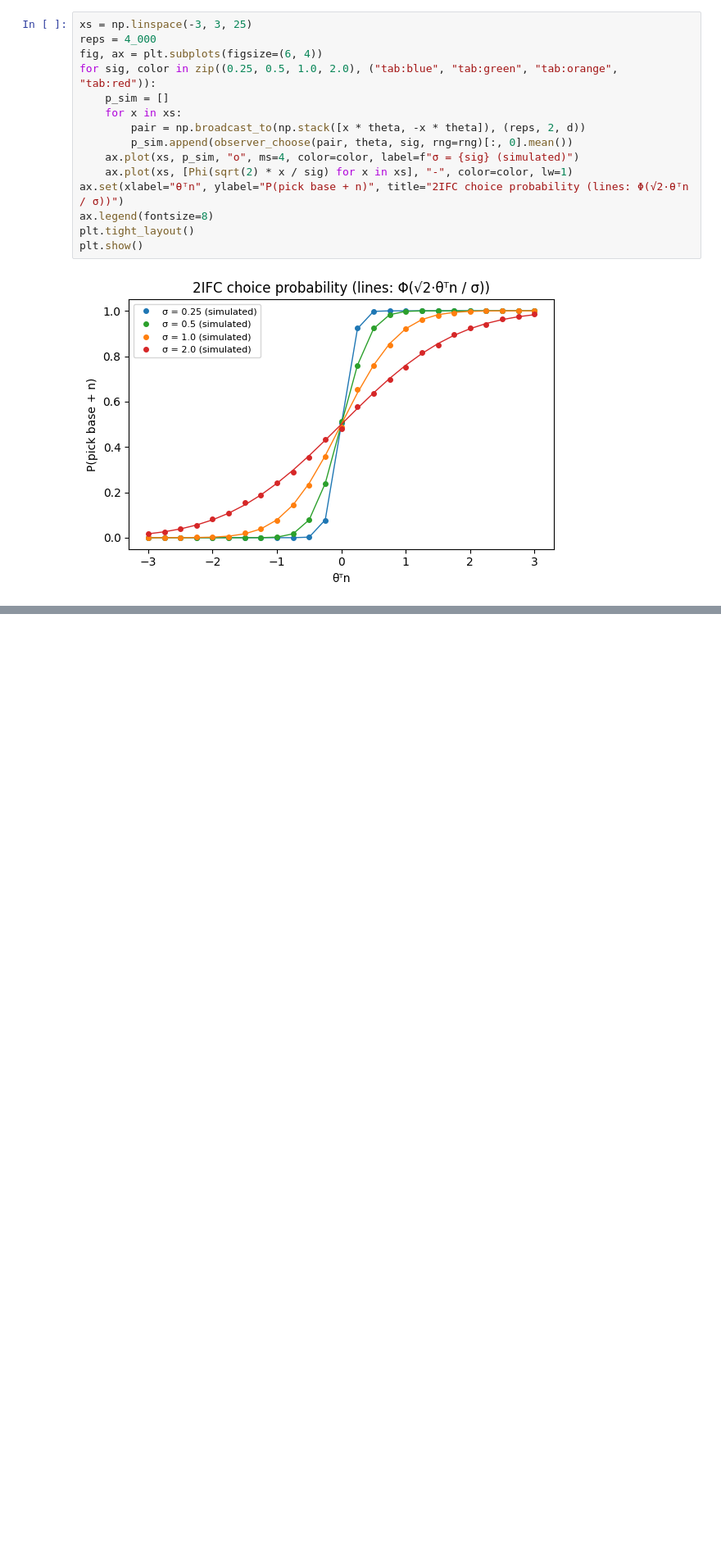
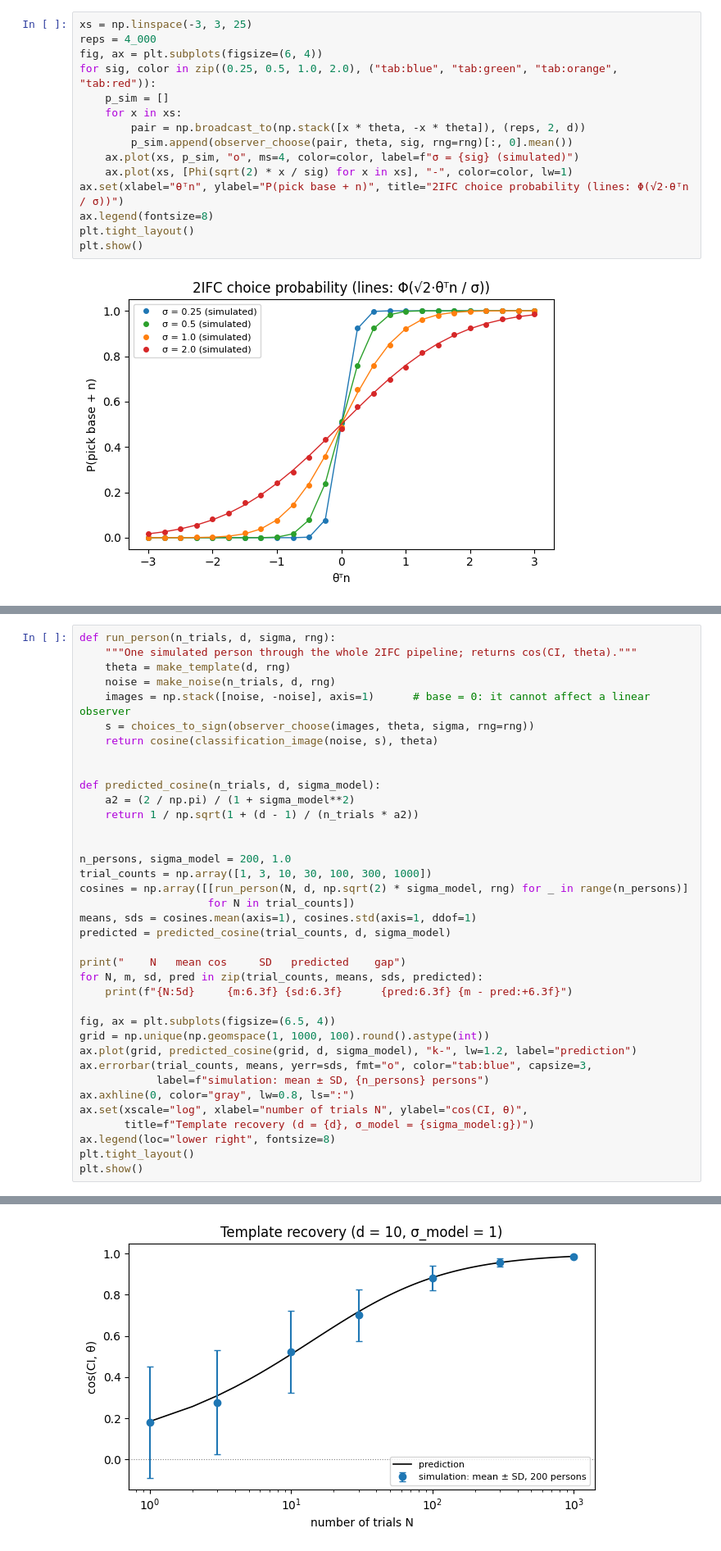
Before and after one commit to Haha6400/RC-with-a-simulated-person, a Jupyter notebook: notebooks/01-simulated-person.ipynb, the cells around one changed output, grey strips where cells are left out. Shown at 82% size. Cells and saved outputs as stored; diff of their text form; blank space fills up the shorter version.

Commit message:
add classification_image, cosine function and 4 experiments

```diff
--- a/notebooks/01-simulated-person.ipynb
+++ b/notebooks/01-simulated-person.ipynb
@@ -377,0 +482,38 @@ plt.show()
+# %%
+def run_person(n_trials, d, sigma, rng):
+    """One simulated person through the whole 2IFC pipeline; returns cos(CI, theta)."""
+    theta = make_template(d, rng)
+    noise = make_noise(n_trials, d, rng)
+    images = np.stack([noise, -noise], axis=1)      # base = 0: it cannot affect a linear observer
+    s = choices_to_sign(observer_choose(images, theta, sigma, rng=rng))
+    return cosine(classification_image(noise, s), theta)
+
+
+def predicted_cosine(n_trials, d, sigma_model):
+    a2 = (2 / np.pi) / (1 + sigma_model**2)
+    return 1 / np.sqrt(1 + (d - 1) / (n_trials * a2))
+
+
+n_persons, sigma_model = 200, 1.0
+trial_counts = np.array([1, 3, 10, 30, 100, 300, 1000])
+cosines = np.array([[run_person(N, d, np.sqrt(2) * sigma_model, rng) for _ in range(n_persons)]
+                    for N in trial_counts])
+means, sds = cosines.mean(axis=1), cosines.std(axis=1, ddof=1)
+predicted = predicted_cosine(trial_counts, d, sigma_model)
+
+print("    N   mean cos     SD   predicted    gap")
+for N, m, sd, pred in zip(trial_counts, means, sds, predicted):
+    print(f"{N:5d}     {m:6.3f} {sd:6.3f}      {pred:6.3f} {m - pred:+6.3f}")
+
+fig, ax = plt.subplots(figsize=(6.5, 4))
+grid = np.unique(np.geomspace(1, 1000, 100).round().astype(int))
+ax.plot(grid, predicted_cosine(grid, d, sigma_model), "k-", lw=1.2, label="prediction")
+ax.errorbar(trial_counts, means, yerr=sds, fmt="o", color="tab:blue", capsize=3,
+            label=f"simulation: mean ± SD, {n_persons} persons")
+ax.axhline(0, color="gray", lw=0.8, ls=":")
+ax.set(xscale="log", xlabel="number of trials N", ylabel="cos(CI, θ)",
+       title=f"Template recovery (d = {d}, σ_model = {sigma_model:g})")
+ax.legend(loc="lower right", fontsize=8)
+plt.tight_layout()
+plt.show()
+# %% [output]
@@ -377,0 +528 @@ plt.show()
+[figure, added]
```
Also changed, not shown: parts of 19 cells of this notebook, 1 other file.
